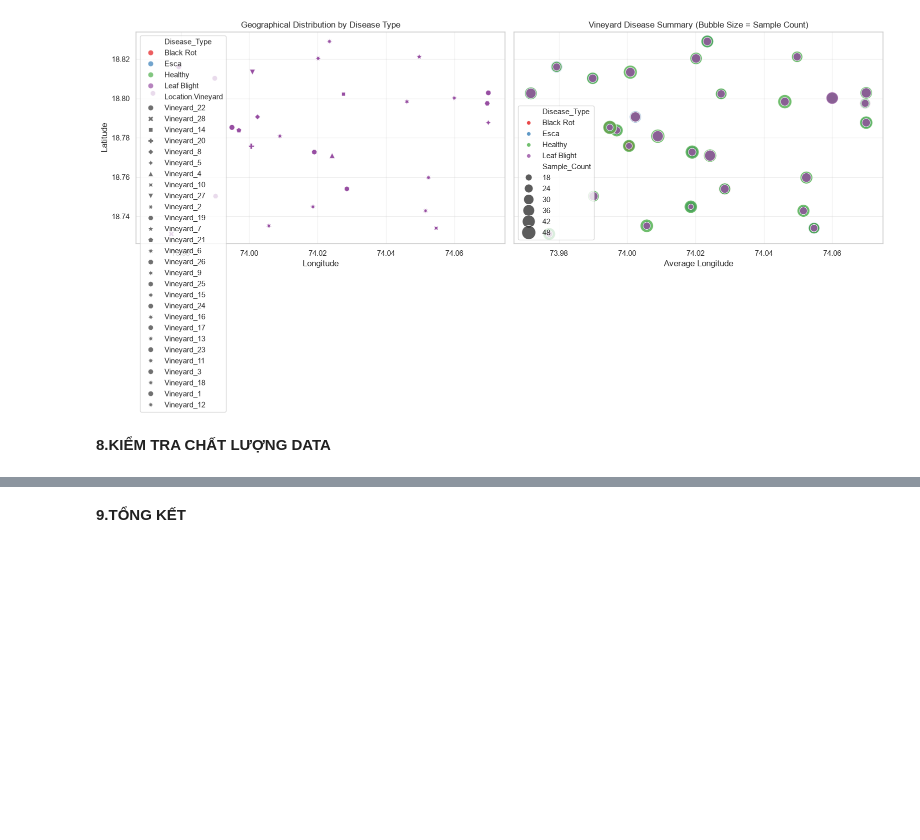
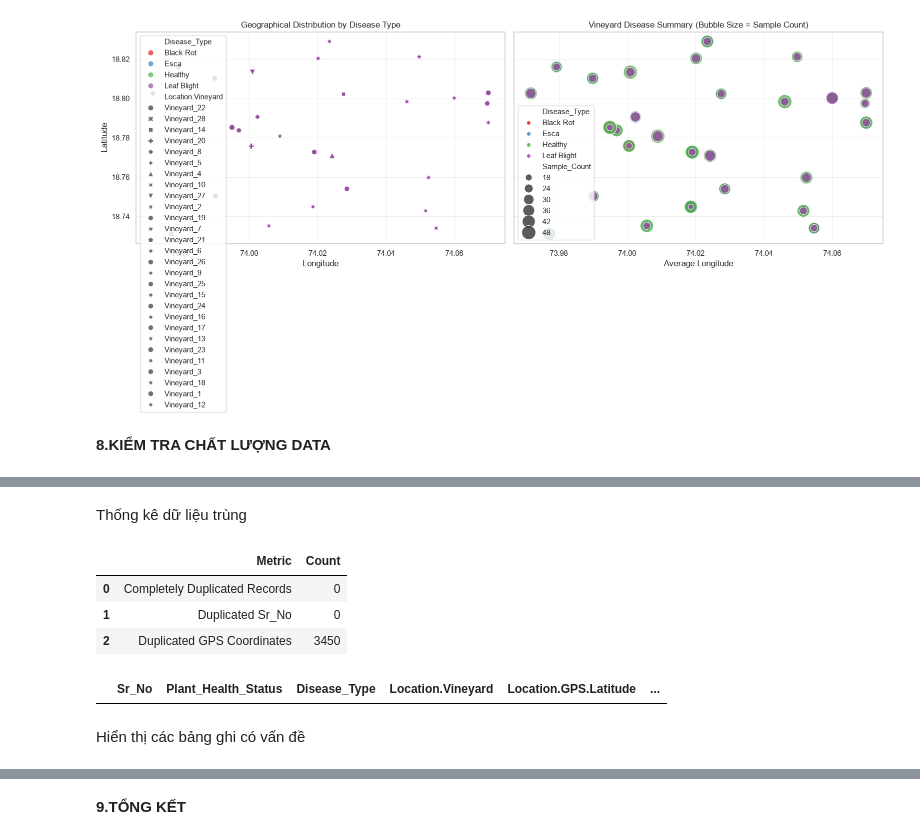
Before and after one commit to KasuraNguyen/Smart-Vineyard, a Jupyter notebook: Notebook/EDA.ipynb, the cells around one changed output, grey strips where cells are left out. Saved outputs shown, nothing was run; the diff lists cells and outputs as text; code cells hidden in the pictures; blank space fills up the shorter version.

```diff
--- a/Notebook/EDA.ipynb
+++ b/Notebook/EDA.ipynb
@@ -613,0 +664,37 @@ Số lượng mẫu có GPS hợp lệ: 3478
+# %% [markdown]
+Thống kê dữ liệu trùng
+# %%
+duplicate_report = pd.DataFrame({
+    "Metric": [
+        "Completely Duplicated Records",
+        "Duplicated Sr_No",
+        "Duplicated GPS Coordinates"
+    ],
+    "Count": [
+        df_metadata.duplicated().sum(),
+        df_metadata["Sr_No"].duplicated().sum(),
+        df_metadata.duplicated(
+            subset=[
+                "Location.GPS.Latitude",
+                "Location.GPS.Longitude"
+            ]
+        ).sum()
+    ]
+})
+
+display(duplicate_report)
+
+# Hiển thị các bản ghi trùng hoàn toàn
+display(
+    df_metadata[
+        df_metadata.duplicated(keep=False)
+    ].head(10)
+)
+# %% [output]
+|  | Metric | Count |
+| 0 | Completely Duplicated Records | 0 |
+| 1 | Duplicated Sr_No | 0 |
+| 2 | Duplicated GPS Coordinates | 3450 |
+|  | Sr_No | Plant_Health_Status | Disease_Type | Location.Vineyard | Location.GPS.Latitude | ... |
+# %% [markdown]
+Hiển thị các bảng ghi có vấn đề
```
Also changed, not shown: parts of 12 cells of this notebook.
